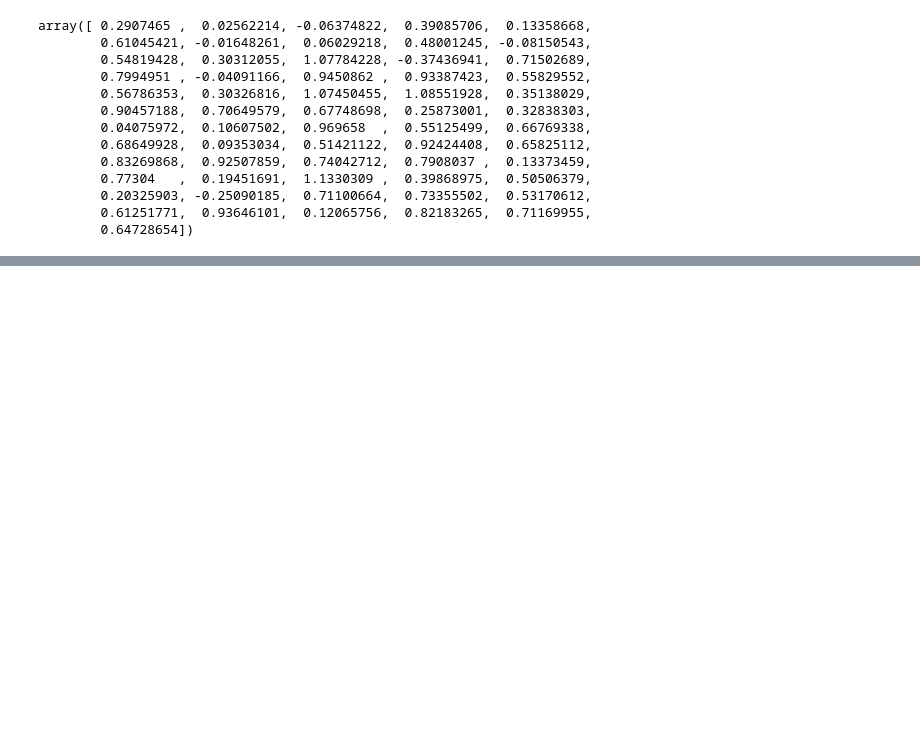
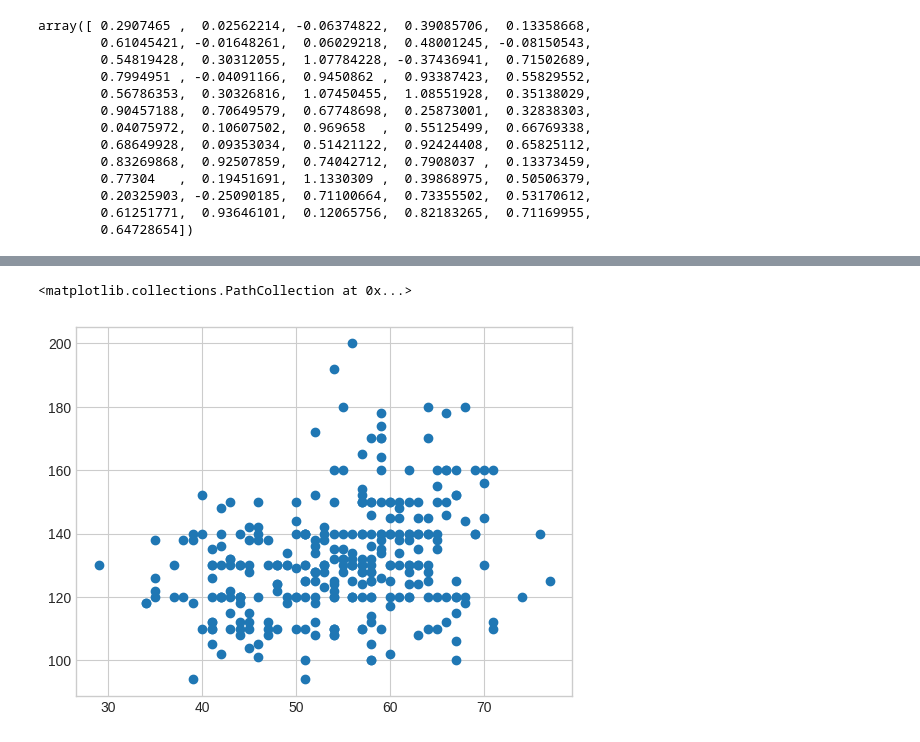
Before and after one commit to evisChan/assigment3, a Jupyter notebook: Assigment3.ipynb, the cells around one changed output, grey strips where cells are left out. Drawn from its saved outputs; the diff is of its cells as text; code cells hidden in the pictures; blank space fills up the shorter version.

```diff
--- a/Assigment3.ipynb
+++ b/Assigment3.ipynb
@@ -881,0 +909,5 @@ plt.show()
+# %%
+plt.scatter(df['age'], df['trestbps'])
+# %% [output]
+<matplotlib.collections.PathCollection at 0x...>
+[figure, added]
```
Also changed, not shown: parts of 23 cells of this notebook.
